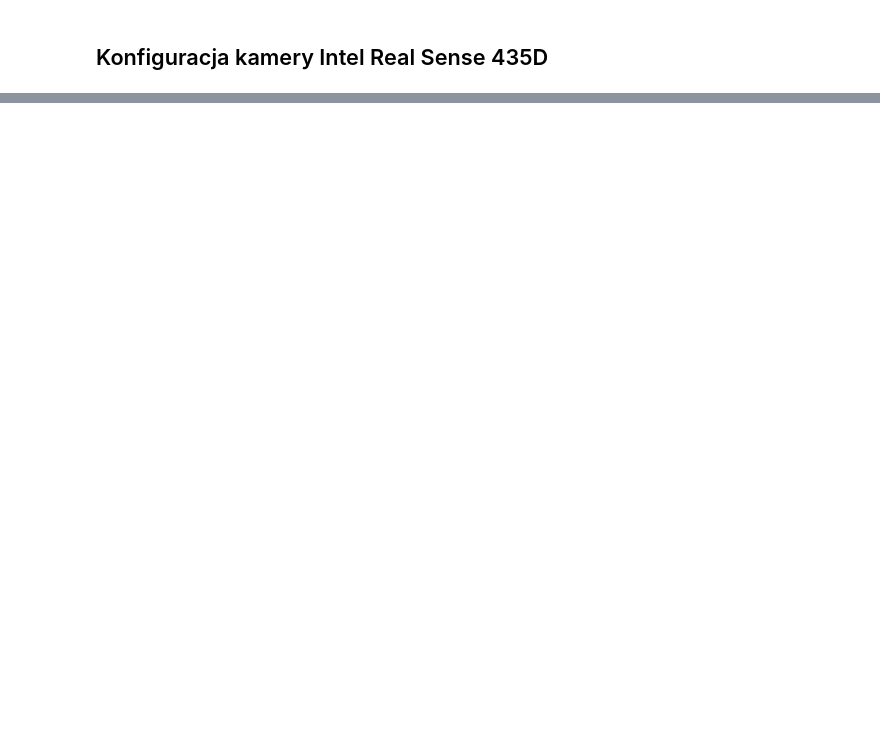
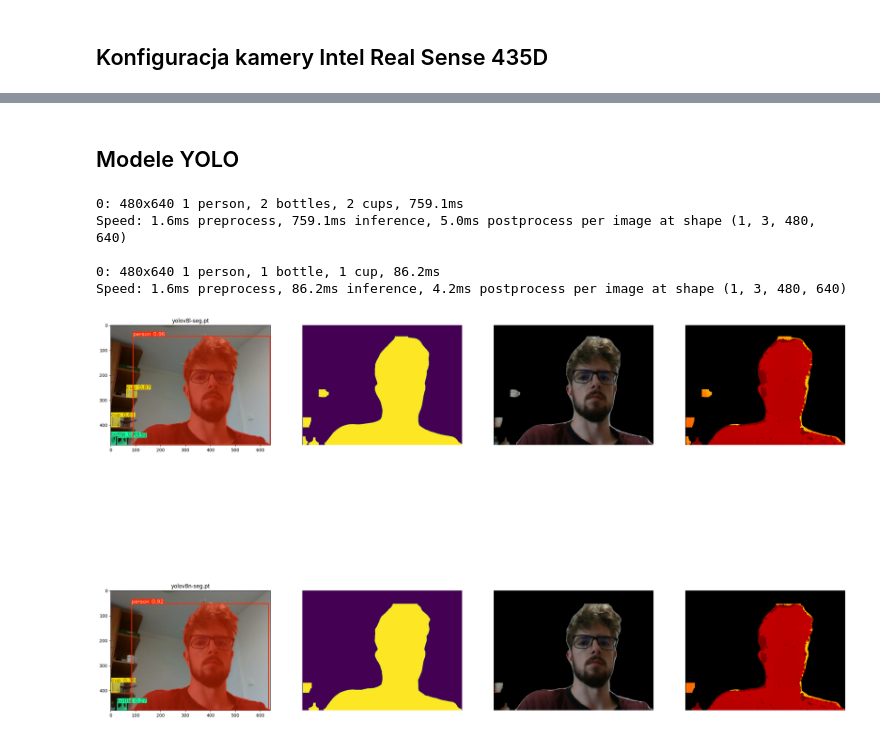
Before and after one commit to Morpheus1024/thesis, a Jupyter notebook: notebook.ipynb, the cells around one changed output, grey strips where cells are left out. Saved outputs shown, nothing was run; the diff lists cells and outputs as text; code cells hidden in the pictures; blank space fills up the shorter version.

```diff
--- a/notebook.ipynb
+++ b/notebook.ipynb
@@ -200,0 +93,61 @@ segmentacja
+# %% [markdown]
+## Modele YOLO
+# %%
+from ultralytics import YOLO
+from ultralytics import SAM
+
+models_YOLO = []
+
+models_YOLO.append(YOLO('yolov8l-seg.pt'))
+models_YOLO.append(YOLO('yolov8n-seg.pt'))
+#models_YOLO.append(YOLO('yolov9c-seg.pt'))
+#models_YOLO.append(YOLO('yolov9e-seg.pt'))
+# models_YOLO.append(SAM('sam_b.pt'))
+# models_YOLO.append(SAM('sam_l.pt'))
+
+
+segmented_images_by_yolo = []
+segmented_image_yolo_masks = []
+
+for model in models_YOLO:
+    output = model(color_image)
+    segmented_images_by_yolo.append(output[0])
+    segmented_image_yolo_masks.append(output[0].masks)
+
+#MARK: Wizualizacja danych
+
+output_greed_size = (int(len(segmented_images_by_yolo)),4)
+#print(output_greed_size)
+plt.figure(figsize=(output_greed_size[0]*15, output_greed_size[1]*5))
+
+for i in range(output_greed_size[0]):
+    #print(i+1)
+    plt.subplot(output_greed_size[0], output_greed_size[1], 4*i+1)
+    plt.imshow(segmented_images_by_yolo[i].plot())
+    plt.title(f'{models_YOLO[i].model_name}')
+    plt.subplot(output_greed_size[0], output_greed_size[1], 4*i+2)
+    masks = segmented_image_yolo_masks[i]
+    mask_image = np.zeros((480, 640))
+
+    for j in range(len(masks)):
+
+        mask_image += masks.data[j].cpu().numpy().squeeze()
+    plt.imshow(mask_image)
+    plt.axis('off')
+
+    masked_color_image = cv2.bitwise_and(color_image, color_image, mask = mask_image.astype(np.uint8))
+    plt.subplot(output_greed_size[0], output_greed_size[1], 4*i+3)
+    plt.imshow(masked_color_image)
+    plt.axis('off')
+
+    plt.subplot(output_greed_size[0], output_greed_size[1], 4*i+4)
+    deapth_segmented = cv2.bitwise_and(depth_colormap, depth_colormap, mask = mask_image.astype(np.uint8))
+    plt.imshow(deapth_segmented)
+    plt.axis('off')
+# %% [output]
+0: 480x640 1 person, 2 bottles, 2 cups, 759.1ms
+Speed: 1.6ms preprocess, 759.1ms inference, 5.0ms postprocess per image at shape (1, 3, 480, 640)
+
+0: 480x640 1 person, 1 bottle, 1 cup, 86.2ms
+Speed: 1.6ms preprocess, 86.2ms inference, 4.2ms postprocess per image at shape (1, 3, 480, 640)
+[figure, added]
```
Also changed, not shown: parts of 7 cells of this notebook, 3 other files.
